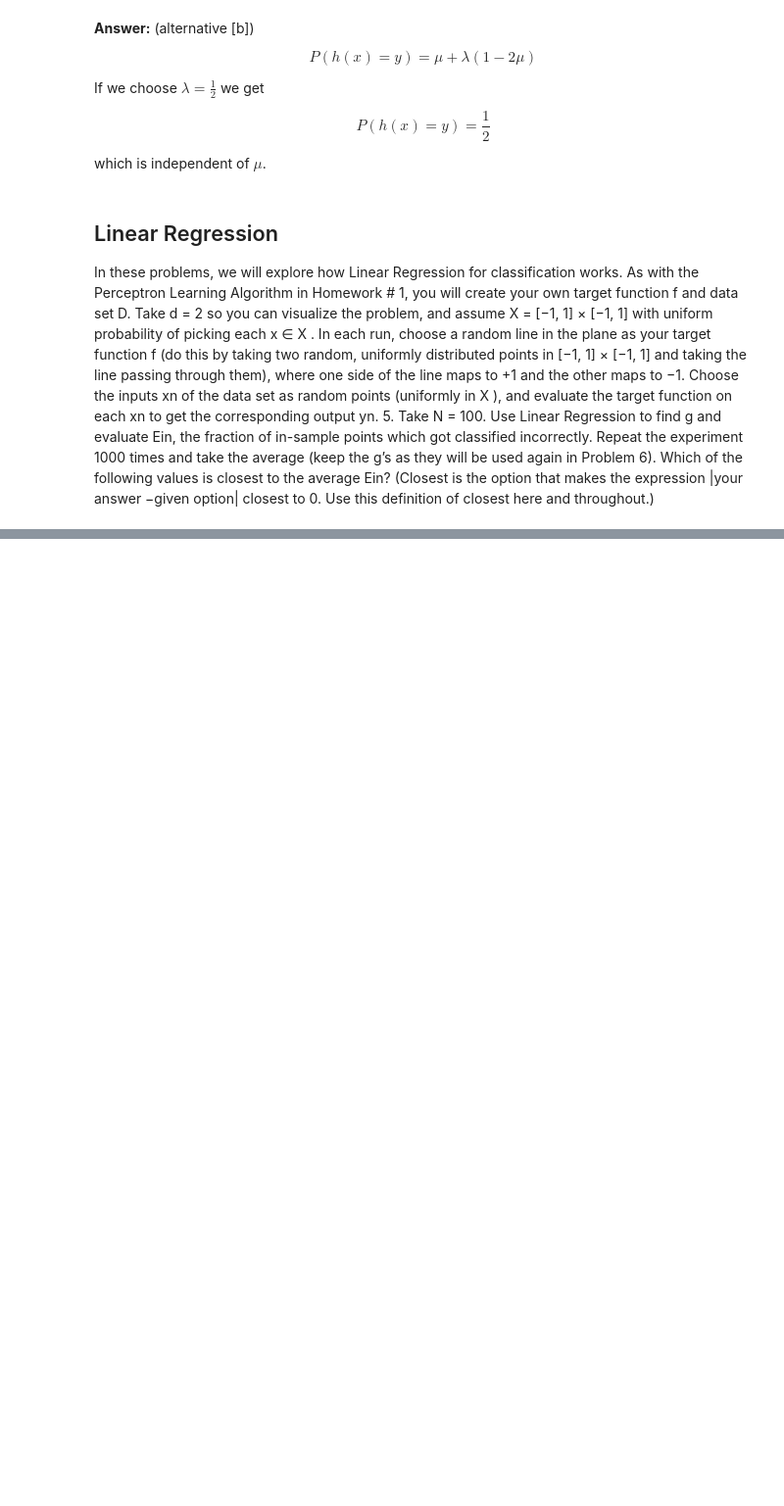
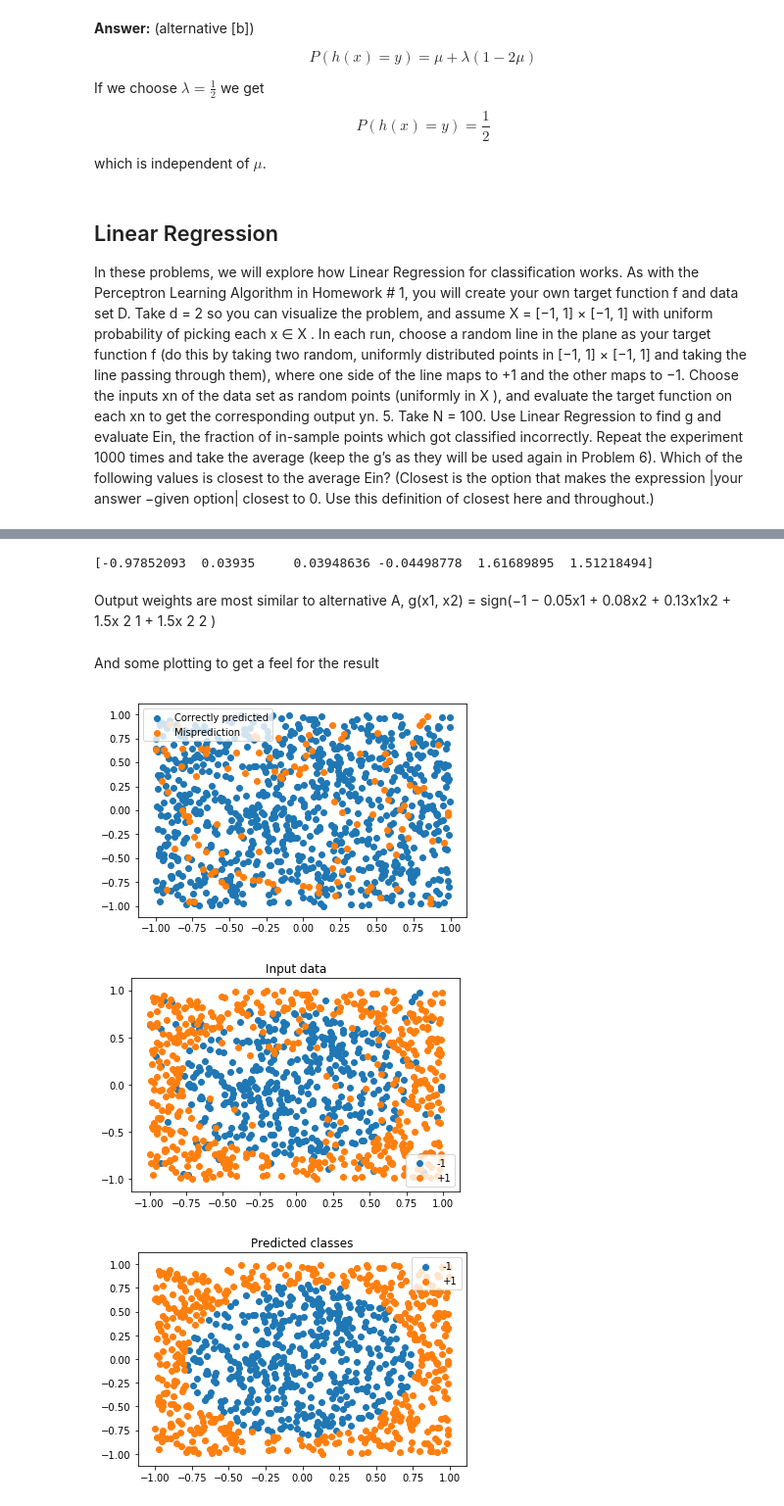
Before and after one commit to roessland/learning-from-data, a Jupyter notebook: homework-2/Learning From Data Homework 2.ipynb, the cells around one changed output, grey strips where cells are left out. Shown at 98% size. Drawn from its saved outputs; the diff is of its cells as text; code cells hidden in the pictures; blank space fills up the shorter version.

```diff
--- a/homework-2/Learning From Data Homework 2.ipynb
+++ b/homework-2/Learning From Data Homework 2.ipynb
@@ -288,0 +472,56 @@ p2: (1,-1.266102358692513)
+# %%
+def transform(X):
+    Z = np.zeros((X.shape[0], 6))
+    Z[:,0] = 1.0
+    Z[:,1] = X[:,1]
+    Z[:,2] = X[:,2]
+    Z[:,3] = X[:,1] * X[:,2]
+    Z[:,4] = X[:,1]**2
+    Z[:,5] = X[:,2]**2
+    return Z
+
+X, y = generate_dataset(1000)
+Z = transform(X)
+lsr = LinearRegressionBinaryClassifier()
+lsr.fit(Z, y)
+w_tilde = lsr.w
+print(w_tilde)
+# %% [output]
+[-0.97852093  0.03935     0.03948636 -0.04498778  1.61689895  1.51218494]
+# %% [markdown]
+Output weights are most similar to alternative A, g(x1, x2) = sign(−1 − 0.05x1 + 0.08x2 + 0.13x1x2 + 1.5x
+2
+1 + 1.5x
+2
+2
+)
+# %% [markdown]
+And some plotting to get a feel for the result
+# %%
+yhat = lsr.predict(Z)
+correct = np.where(y == yhat)
+wrong = np.where(y != yhat)
+plt.scatter(X[correct,1], X[correct,2])
+plt.scatter(X[wrong,1], X[wrong,2])
+plt.legend(["Correctly predicted", "Misprediction"])
+plt.show()
+
+below = np.where(y < 0)
+above = np.where(y >= 0)
+plt.scatter(X[below,1], X[below,2])
+plt.scatter(X[above,1], X[above,2])
+plt.legend(["-1", "+1"])
+plt.title("Input data")
+plt.show()
+
+below = np.where(yhat < 0)
+above = np.where(yhat >= 0)
+plt.scatter(X[below,1], X[below,2])
+plt.scatter(X[above,1], X[above,2])
+plt.legend(["-1", "+1"])
+plt.title("Predicted classes")
+plt.show()
+# %% [output]
+[figure, added]
+[figure, added]
+[figure, added]
```
Also changed, not shown: parts of 28 cells of this notebook.
